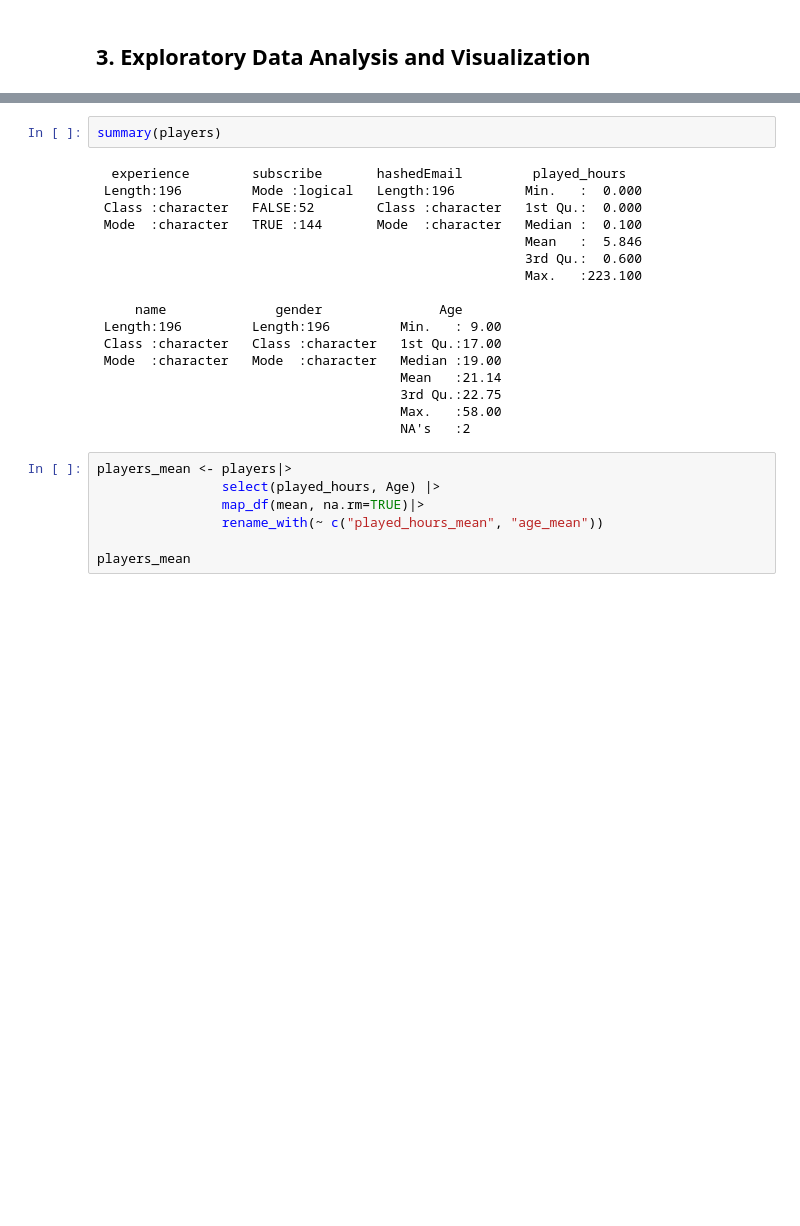
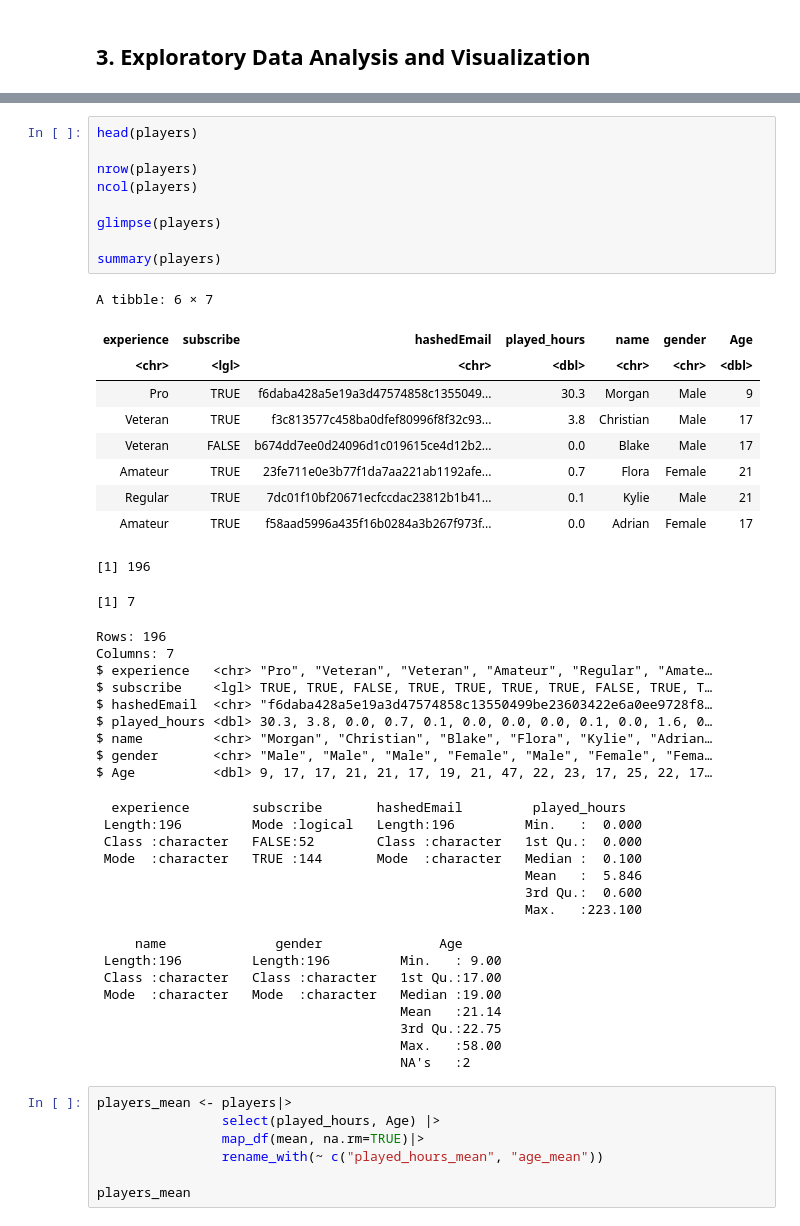
Before and after one commit to albertmelky/dsci100_project_individual, a Jupyter notebook: Individual_Albert.ipynb, the cells around one changed output, grey strips where cells are left out. Cells and saved outputs as stored; diff of their text form; blank space fills up the shorter version.

```diff
--- a/Individual_Albert.ipynb
+++ b/Individual_Albert.ipynb
@@ -85,24 +85,51 @@ A spec_tbl_df: 196 × 7
 | Amateur | FALSE | f19e136ddde68f365afc860c725ccff54... | 2.3 | Harlow | Male | 17 |
 | Pro | TRUE | d9473710057f7d42f36570f0be83817a4... | 0.2 | Ahmed | Other | NA |
 # %%
+head(players)
+
+nrow(players)
+ncol(players)
+
+glimpse(players)
+
 summary(players)
 # %% [output]
-  experience        subscribe       hashedEmail         played_hours
- Length:196         Mode :logical   Length:196         Min.   :  0.000
- Class :character   FALSE:52        Class :character   1st Qu.:  0.000
- Mode  :character   TRUE :144       Mode  :character   Median :  0.100
-                                                       Mean   :  5.846
-                                                       3rd Qu.:  0.600
-                                                       Max.   :223.100
-
-     name              gender               Age
- Length:196         Length:196         Min.   : 9.00
- Class :character   Class :character   1st Qu.:17.00
- Mode  :character   Mode  :character   Median :19.00
-                                       Mean   :21.14
-                                       3rd Qu.:22.75
-                                       Max.   :58.00
-                                       NA's   :2
+A tibble: 6 × 7
+| experience | subscribe | hashedEmail | played_hours | name | gender | Age |
+| <chr> | <lgl> | <chr> | <dbl> | <chr> | <chr> | <dbl> |
+| Pro | TRUE | f6daba428a5e19a3d47574858c1355049... | 30.3 | Morgan | Male | 9 |
+| Veteran | TRUE | f3c813577c458ba0dfef80996f8f32c93... | 3.8 | Christian | Male | 17 |
+| Veteran | FALSE | b674dd7ee0d24096d1c019615ce4d12b2... | 0.0 | Blake | Male | 17 |
+| Amateur | TRUE | 23fe711e0e3b77f1da7aa221ab1192afe... | 0.7 | Flora | Female | 21 |
+| Regular | TRUE | 7dc01f10bf20671ecfccdac23812b1b41... | 0.1 | Kylie | Male | 21 |
+| Amateur | TRUE | f58aad5996a435f16b0284a3b267f973f... | 0.0 | Adrian | Female | 17 |
+[1] 196
+[1] 7
+Rows: 196
+Columns: 7
+$ experience   <chr> "Pro", "Veteran", "Veteran", "Amateur", "Regular", "Amate…
+$ subscribe    <lgl> TRUE, TRUE, FALSE, TRUE, TRUE, TRUE, TRUE, FALSE, TRUE, T…
+$ hashedEmail  <chr> "f6daba428a5e19a3d47574858c13550499be23603422e6a0ee9728f8…
+$ played_hours <dbl> 30.3, 3.8, 0.0, 0.7, 0.1, 0.0, 0.0, 0.0, 0.1, 0.0, 1.6, 0…
+$ name         <chr> "Morgan", "Christian", "Blake", "Flora", "Kylie", "Adrian…
+$ gender       <chr> "Male", "Male", "Male", "Female", "Male", "Female", "Fema…
+$ Age          <dbl> 9, 17, 17, 21, 21, 17, 19, 21, 47, 22, 23, 17, 25, 22, 17…
+  experience        subscribe       hashedEmail         played_hours
+ Length:196         Mode :logical   Length:196         Min.   :  0.000
+ Class :character   FALSE:52        Class :character   1st Qu.:  0.000
+ Mode  :character   TRUE :144       Mode  :character   Median :  0.100
+                                                       Mean   :  5.846
+                                                       3rd Qu.:  0.600
+                                                       Max.   :223.100
+
+     name              gender               Age
+ Length:196         Length:196         Min.   : 9.00
+ Class :character   Class :character   1st Qu.:17.00
+ Mode  :character   Mode  :character   Median :19.00
+                                       Mean   :21.14
+                                       3rd Qu.:22.75
+                                       Max.   :58.00
+                                       NA's   :2
 # %%
 players_mean <- players|>
                 select(played_hours, Age) |>
```
Also changed, not shown: parts of 2 cells of this notebook.
